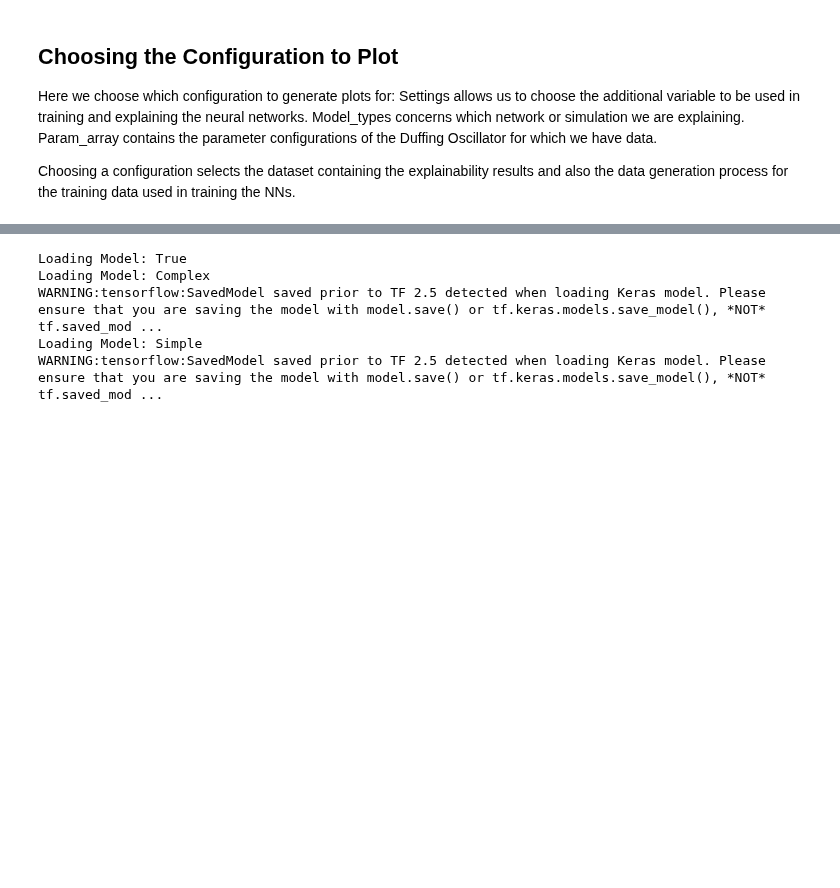
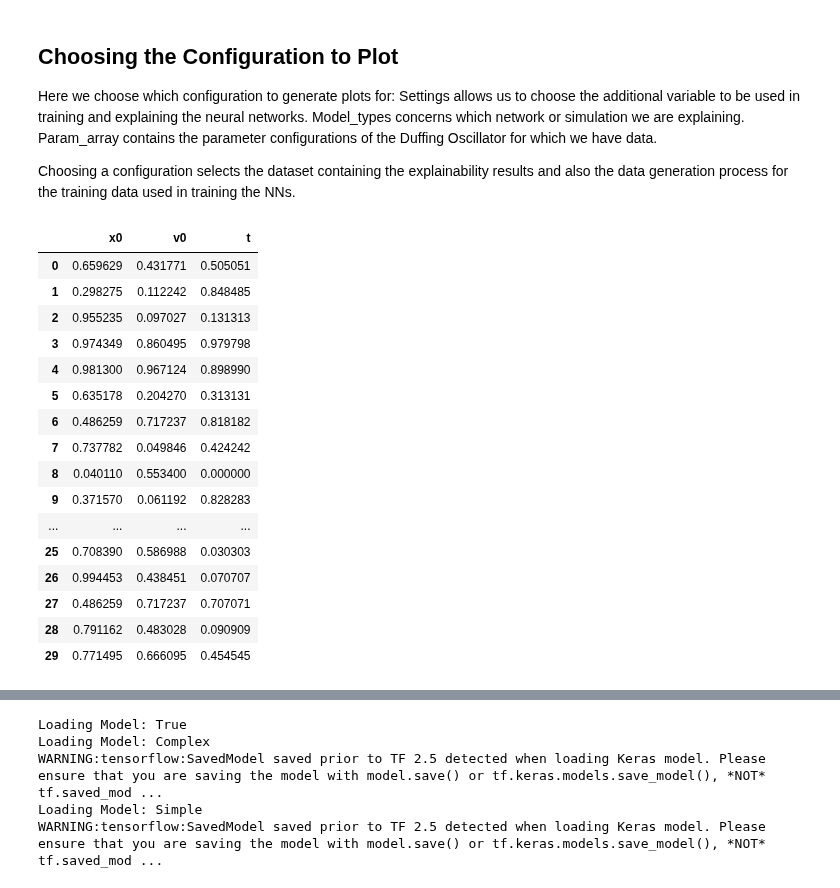
Before and after one commit to wgrosche/XAI, a Jupyter notebook: Code/Plotting_Notebook.ipynb, the cells around one changed output, grey strips where cells are left out. Drawn from its saved outputs; the diff is of its cells as text; code cells hidden in the pictures; blank space fills up the shorter version.

```diff
--- a/Code/Plotting_Notebook.ipynb
+++ b/Code/Plotting_Notebook.ipynb
@@ -118,3 +118,23 @@ duffing.generate(200, samples = 50, end_time = end_time)
     this scaler should be close enough to the one originally used in generating the data to not make a difference
 """
 duffing.scale_features()
+# %%
+big_df[duffing.features][:30]
+# %% [output]
+|  | x0 | v0 | t |
+| 0 | 0.659629 | 0.431771 | 0.505051 |
+| 1 | 0.298275 | 0.112242 | 0.848485 |
+| 2 | 0.955235 | 0.097027 | 0.131313 |
+| 3 | 0.974349 | 0.860495 | 0.979798 |
+| 4 | 0.981300 | 0.967124 | 0.898990 |
+| 5 | 0.635178 | 0.204270 | 0.313131 |
+| 6 | 0.486259 | 0.717237 | 0.818182 |
+| 7 | 0.737782 | 0.049846 | 0.424242 |
+| 8 | 0.040110 | 0.553400 | 0.000000 |
+| 9 | 0.371570 | 0.061192 | 0.828283 |
+| ... | ... | ... | ... |
+| 25 | 0.708390 | 0.586988 | 0.030303 |
+| 26 | 0.994453 | 0.438451 | 0.070707 |
+| 27 | 0.486259 | 0.717237 | 0.707071 |
+| 28 | 0.791162 | 0.483028 | 0.090909 |
+| 29 | 0.771495 | 0.666095 | 0.454545 |
```
Also changed, not shown: parts of 7 cells of this notebook, 9 other files.
